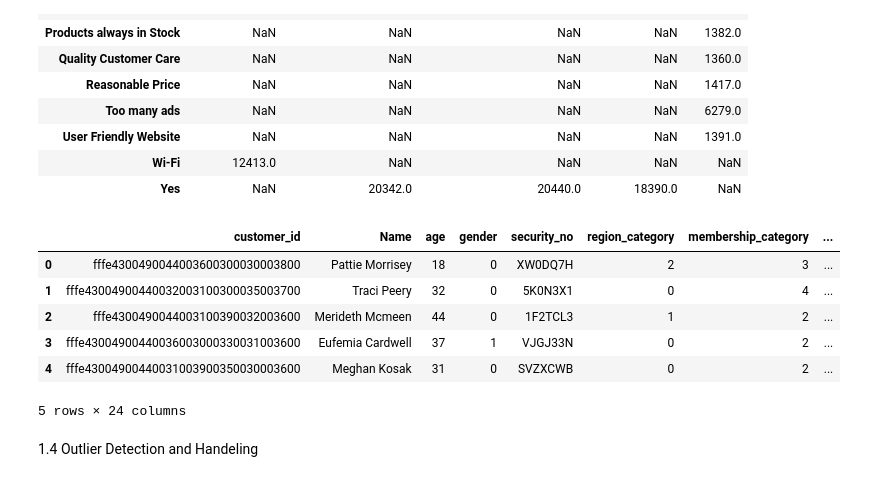
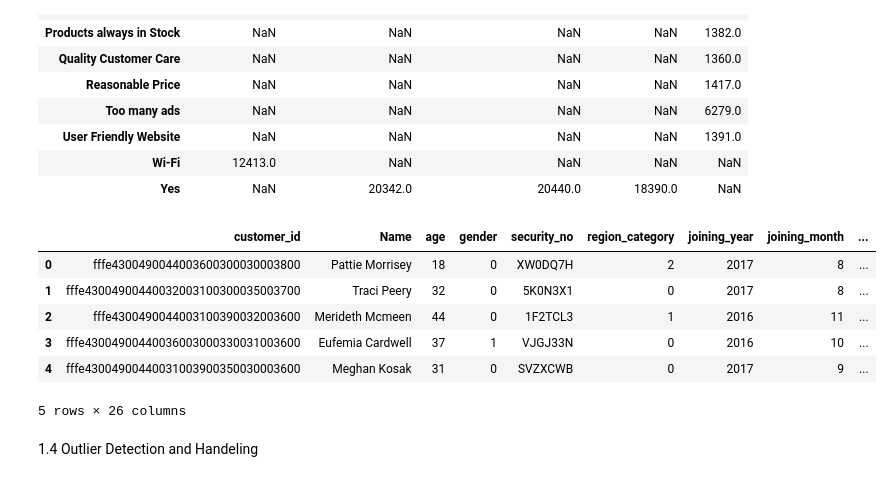
Before and after one commit to getnetbogale27/Baacumen-SML-Group-Project, a Jupyter notebook: ML_Group_Assignment_1.ipynb, the cells around one changed output. Cells and saved outputs as stored; diff of their text form; code cells hidden in the pictures.

```diff
--- a/ML_Group_Assignment_1.ipynb
+++ b/ML_Group_Assignment_1.ipynb
@@ -176,0 +176,10 @@ Index(['customer_id', 'Name', 'age', 'gender', 'security_no',
+# %%
+# Imputation of the the value Error is necessary
+# Replace 'Error' values with NaN
+df['avg_frequency_login_days'] = df['avg_frequency_login_days'].replace('Error', np.nan)
+
+# Convert the column to numeric
+df['avg_frequency_login_days'] = pd.to_numeric(df['avg_frequency_login_days'],errors='coerce')
+
+# Fill NaN values with the median
+df['avg_frequency_login_days'].fillna(df['avg_frequency_login_days'].mode()[0], inplace=True)
@@ -209,12 +238,34 @@ df[['last_visit_time']].head()
 # %%
 # Convert 'joining_date' to datetime format
 df['joining_date'] = pd.to_datetime(df['joining_date'], format='%Y-%m-%d')
+
+# Assuming 'joining_date' is the name of your datetime column
+df['joining_year'] = df['joining_date'].dt.year
+df['joining_month'] = df['joining_date'].dt.month
+df['joining_day'] = df['joining_date'].dt.day
+
+# Assuming 'joining_year', 'joining_month', 'joining_day' are the columns you want to move
+columns = list(df.columns)
+
+# Remove the columns you want to move
+columns.remove('joining_year')
+columns.remove('joining_month')
+columns.remove('joining_day')
+
+# Insert the columns at the specified index
+columns.insert(6, 'joining_year')
+columns.insert(7, 'joining_month')
+columns.insert(8, 'joining_day')
+
+# Reassign the dataframe's columns
+df = df[columns]
+df.drop(columns='joining_date', inplace=True)
 
 #  Convert 'last_visit_time' to time format (Hour : Minute: Second)
 df['last_visit_time'] = pd.to_datetime(df['last_visit_time'], format='%H:%M:%S').dt.time
 
 # Convert 'avg_frequency_login_days' to numerical (float),
-df['avg_frequency_login_days'] = pd.to_numeric(df['avg_frequency_login_days'], errors='coerce')
+df['avg_frequency_login_days'] = pd.to_numeric(df['avg_frequency_login_days'])
 df.info()
 # %% [output]
 <class 'pandas.core.frame.DataFrame'>
@@ -292,27 +334,28 @@ df[['internet_option', 'used_special_discount', 'offer_application_preference',
 # %%
 # Label incoding chosen not to increase the number of features
 from sklearn.preprocessing import LabelEncoder
 
 le = LabelEncoder()
 df['region_category'] = le.fit_transform(df['region_category'])
 df['gender'] = le.fit_transform(df['gender'])
 df['membership_category'] = le.fit_transform(df['membership_category'])
 df['joined_through_referral'] = le.fit_transform(df['joined_through_referral'])
+df['preferred_offer_types'] = le.fit_transform(df['preferred_offer_types'])
 df['medium_of_operation'] = le.fit_transform(df['medium_of_operation'])
 df['internet_option'] = le.fit_transform(df['internet_option'])
 df['used_special_discount'] = le.fit_transform(df['used_special_discount'])
 df['offer_application_preference'] = le.fit_transform(df['offer_application_preference'])
 df['complaint_status'] = le.fit_transform(df['complaint_status'])
 df['feedback'] = le.fit_transform(df['feedback'])
 df.drop(labels='past_complaint', axis=1, inplace=True) # The 'complaint_status' column by itself is sufficent to provide info on complaints
 df.head()
 # %% [output]
-|  | customer_id | Name | age | gender | security_no | region_category | membership_category | ... |
-| 0 | fffe4300490044003600300030003800 | Pattie Morrisey | 18 | 0 | XW0DQ7H | 2 | 3 | ... |
-| 1 | fffe43004900440032003100300035003700 | Traci Peery | 32 | 0 | 5K0N3X1 | 0 | 4 | ... |
-| 2 | fffe4300490044003100390032003600 | Merideth Mcmeen | 44 | 0 | 1F2TCL3 | 1 | 2 | ... |
-| 3 | fffe43004900440036003000330031003600 | Eufemia Cardwell | 37 | 1 | VJGJ33N | 0 | 2 | ... |
-| 4 | fffe43004900440031003900350030003600 | Meghan Kosak | 31 | 0 | SVZXCWB | 0 | 2 | ... |
+|  | customer_id | Name | age | gender | security_no | region_category | joining_year | joining_month | ... |
+| 0 | fffe4300490044003600300030003800 | Pattie Morrisey | 18 | 0 | XW0DQ7H | 2 | 2017 | 8 | ... |
+| 1 | fffe43004900440032003100300035003700 | Traci Peery | 32 | 0 | 5K0N3X1 | 0 | 2017 | 8 | ... |
+| 2 | fffe4300490044003100390032003600 | Merideth Mcmeen | 44 | 0 | 1F2TCL3 | 1 | 2016 | 11 | ... |
+| 3 | fffe43004900440036003000330031003600 | Eufemia Cardwell | 37 | 1 | VJGJ33N | 0 | 2016 | 10 | ... |
+| 4 | fffe43004900440031003900350030003600 | Meghan Kosak | 31 | 0 | SVZXCWB | 0 | 2017 | 9 | ... |
-5 rows × 24 columns
+5 rows × 26 columns
 # %% [markdown]
 1.4 Outlier Detection and Handeling
```
Also changed, not shown: parts of 51 cells of this notebook.
